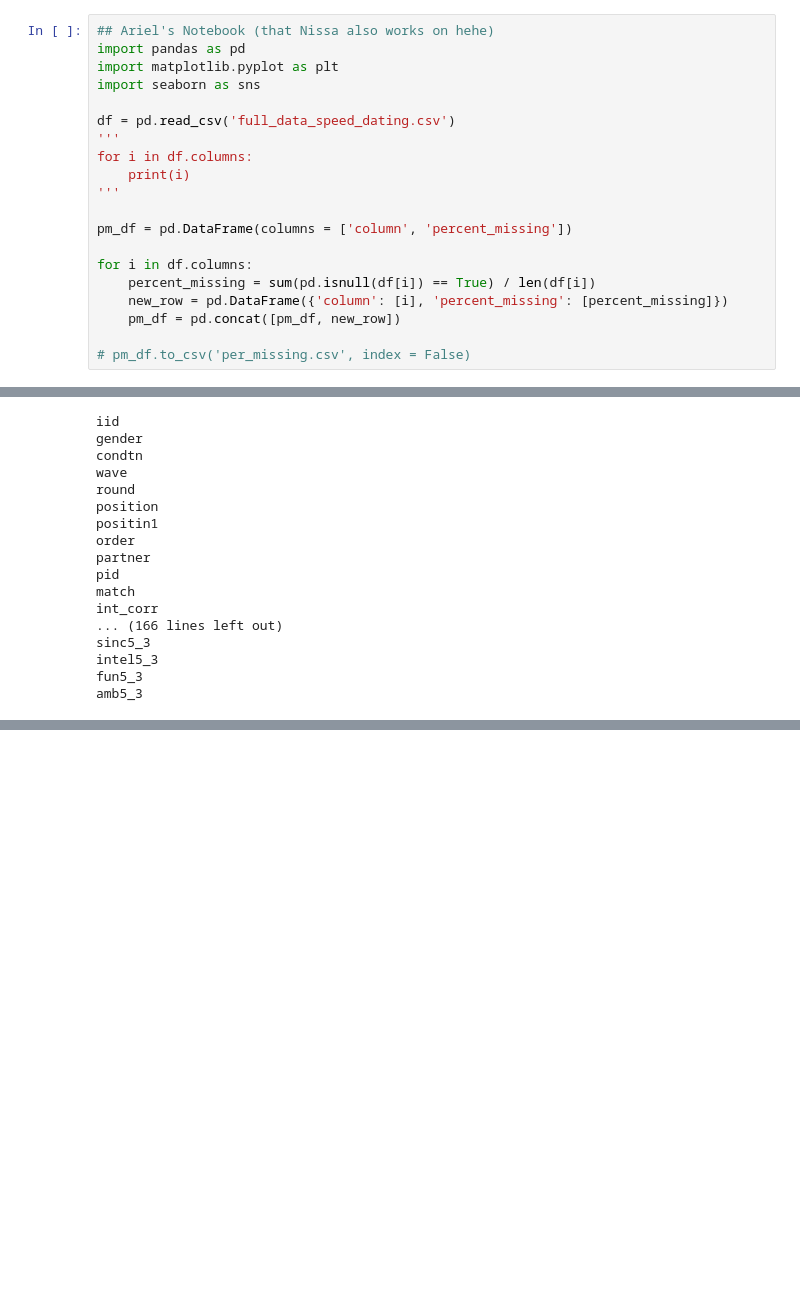
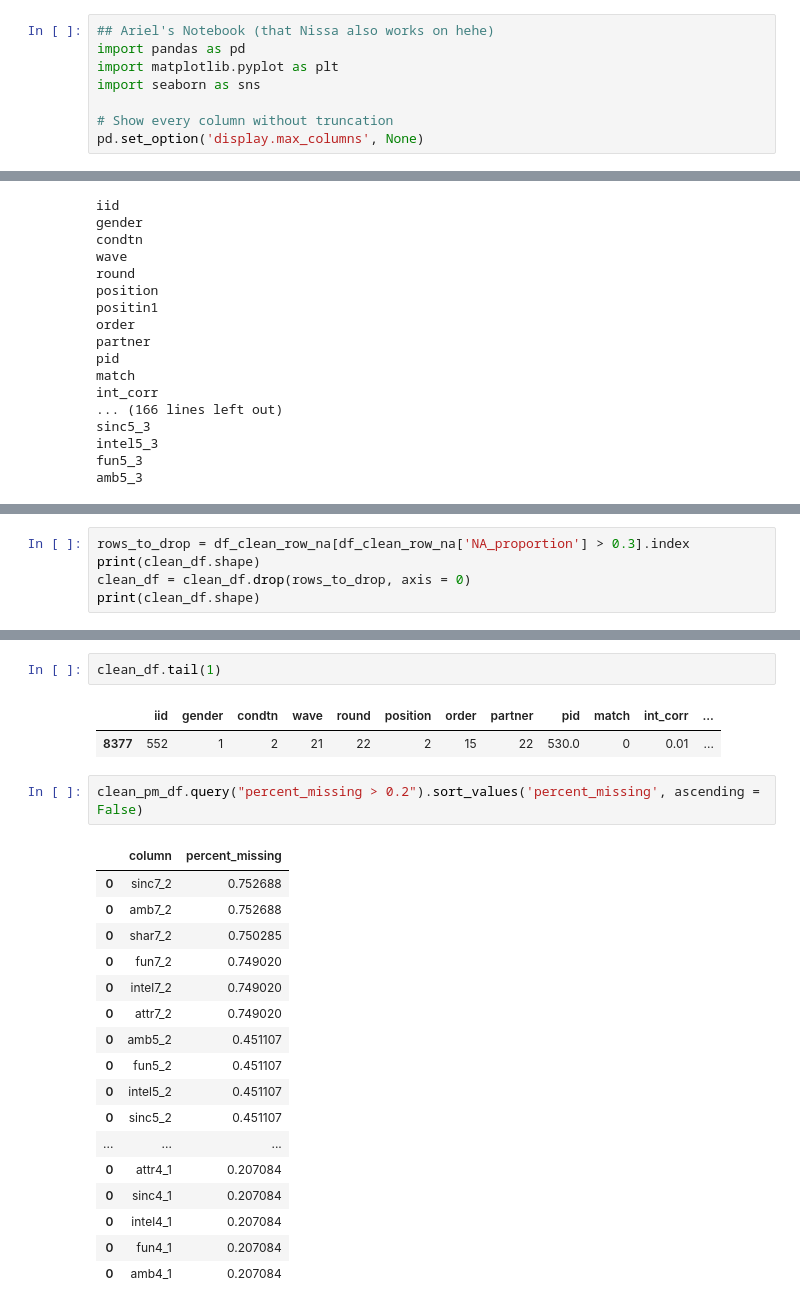
Before and after one commit to arielktran/SpeedDating, a Jupyter notebook: Ariel_Code.ipynb, the cells around one changed output, grey strips where cells are left out. Cells and saved outputs as stored; diff of their text form; blank space fills up the shorter version.

```diff
--- a/Ariel_Code.ipynb
+++ b/Ariel_Code.ipynb
@@ -4,17 +4,5 @@ import pandas as pd
 import matplotlib.pyplot as plt
 import seaborn as sns
 
-df = pd.read_csv('full_data_speed_dating.csv')
-'''
-for i in df.columns:
-    print(i)
-'''
-
-pm_df = pd.DataFrame(columns = ['column', 'percent_missing'])
-
-for i in df.columns:
-    percent_missing = sum(pd.isnull(df[i]) == True) / len(df[i])
-    new_row = pd.DataFrame({'column': [i], 'percent_missing': [percent_missing]})
-    pm_df = pd.concat([pm_df, new_row])
-
-# pm_df.to_csv('per_missing.csv', index = False)
+# Show every column without truncation
+pd.set_option('display.max_columns', None)
@@ -111,0 +151,5 @@ amb5_2
+# %%
+rows_to_drop = df_clean_row_na[df_clean_row_na['NA_proportion'] > 0.3].index
+print(clean_df.shape)
+clean_df = clean_df.drop(rows_to_drop, axis = 0)
+print(clean_df.shape)
@@ -137,0 +181,25 @@ The percentage of columns with > 20% missing data: 27.97
+# %%
+clean_df.tail(1)
+# %% [output]
+|  | iid | gender | condtn | wave | round | position | order | partner | pid | match | int_corr | ... |
+| 8377 | 552 | 1 | 2 | 21 | 22 | 2 | 15 | 22 | 530.0 | 0 | 0.01 | ... |
+# %%
+clean_pm_df.query("percent_missing > 0.2").sort_values('percent_missing', ascending = False)
+# %% [output]
+|  | column | percent_missing |
+| 0 | sinc7_2 | 0.752688 |
+| 0 | amb7_2 | 0.752688 |
+| 0 | shar7_2 | 0.750285 |
+| 0 | fun7_2 | 0.749020 |
+| 0 | intel7_2 | 0.749020 |
+| 0 | attr7_2 | 0.749020 |
+| 0 | amb5_2 | 0.451107 |
+| 0 | fun5_2 | 0.451107 |
+| 0 | intel5_2 | 0.451107 |
+| 0 | sinc5_2 | 0.451107 |
+| ... | ... | ... |
+| 0 | attr4_1 | 0.207084 |
+| 0 | sinc4_1 | 0.207084 |
+| 0 | intel4_1 | 0.207084 |
+| 0 | fun4_1 | 0.207084 |
+| 0 | amb4_1 | 0.207084 |
```
Also changed, not shown: parts of 12 cells of this notebook.
